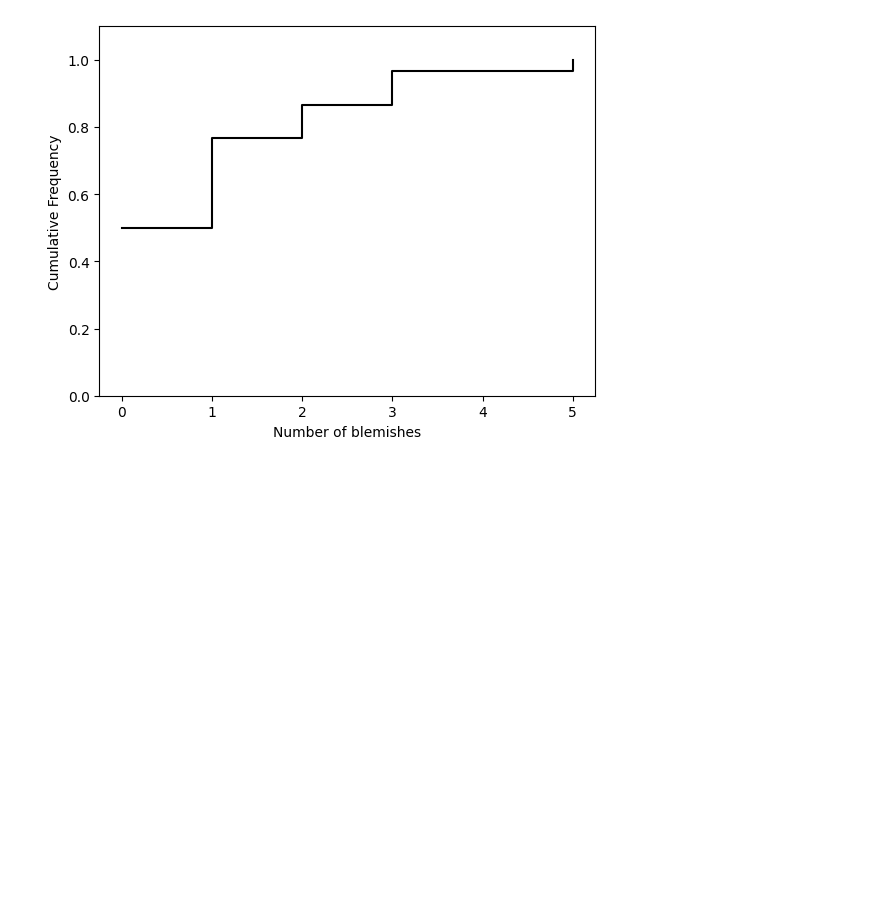
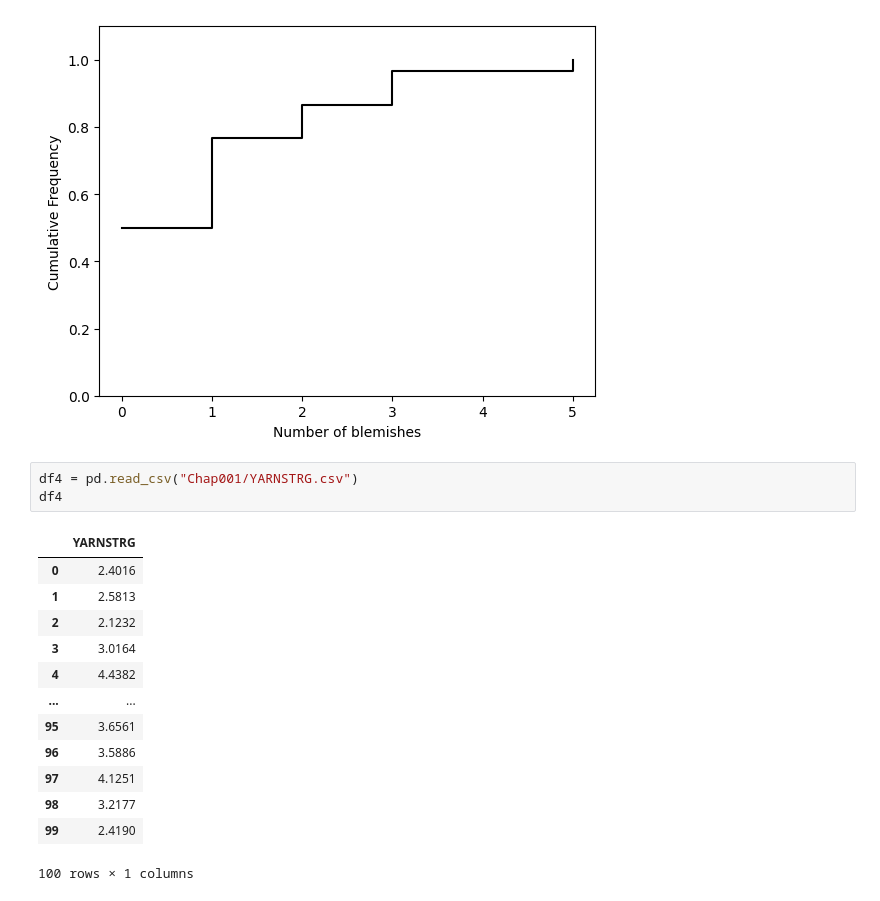
Before and after one commit to emabcede30/mistat-my-NBs, a Jupyter notebook: myChap001.ipynb, the cells around one changed output. Saved outputs shown, nothing was run; the diff lists cells and outputs as text; blank space fills up the shorter version.

```diff
--- a/myChap001.ipynb
+++ b/myChap001.ipynb
@@ -384,3 +384,20 @@ ax.set_ylim(0, 1.1)
 plt.show()
 # %% [output]
 [figure]
+# %%
+df4 = pd.read_csv("Chap001/YARNSTRG.csv")
+df4
+# %% [output]
+|  | YARNSTRG |
+| 0 | 2.4016 |
+| 1 | 2.5813 |
+| 2 | 2.1232 |
+| 3 | 3.0164 |
+| 4 | 4.4382 |
+| ... | ... |
+| 95 | 3.6561 |
+| 96 | 3.5886 |
+| 97 | 4.1251 |
+| 98 | 3.2177 |
+| 99 | 2.4190 |
+100 rows × 1 columns
```
Also changed, not shown: parts of 6 cells of this notebook, 1 other file.
